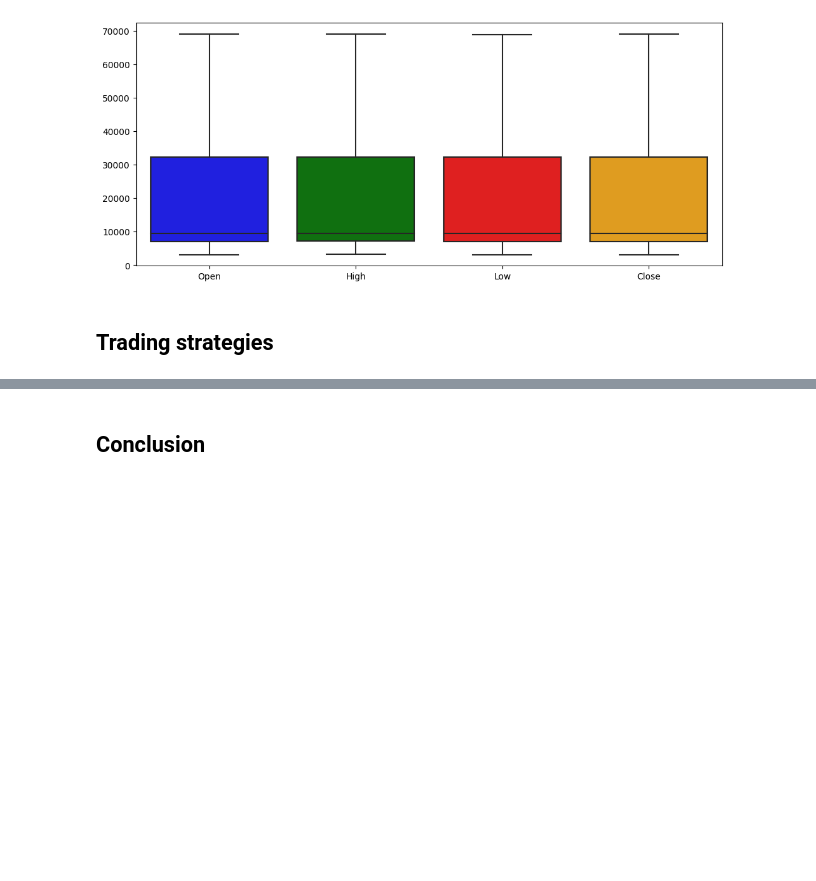
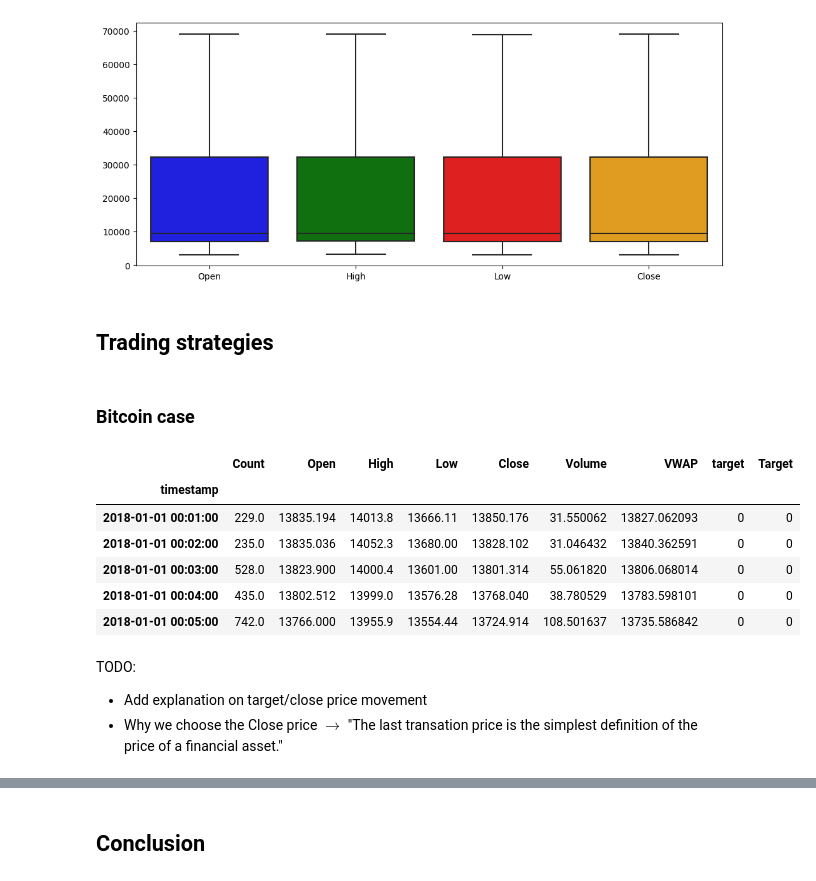
Before and after one commit to lcsrodriguez/cryptotrading, a Jupyter notebook: main.ipynb, the cells around one changed output, grey strips where cells are left out. Saved outputs shown, nothing was run; the diff lists cells and outputs as text; code cells hidden in the pictures; blank space fills up the shorter version.

Commit message:
Adding computation of target variable

```diff
--- a/main.ipynb
+++ b/main.ipynb
@@ -357,3 +357,21 @@ sns.boxplot(data=df_dict[get_asset_id("Bitcoin")][OHLC], showfliers=True);
 [figure]
 # %% [markdown]
 ## Trading strategies
+# %% [markdown]
+### Bitcoin case
+# %%
+df_btc = df_dict[get_asset_id("Bitcoin")]
+# %%
+df_btc.head()
+# %% [output]
+|  | Count | Open | High | Low | Close | Volume | VWAP | target | Target |
+| timestamp |  |  |  |  |  |  |  |  |  |
+| 2018-01-01 00:01:00 | 229.0 | 13835.194 | 14013.8 | 13666.11 | 13850.176 | 31.550062 | 13827.062093 | 0 | 0 |
+| 2018-01-01 00:02:00 | 235.0 | 13835.036 | 14052.3 | 13680.00 | 13828.102 | 31.046432 | 13840.362591 | 0 | 0 |
+| 2018-01-01 00:03:00 | 528.0 | 13823.900 | 14000.4 | 13601.00 | 13801.314 | 55.061820 | 13806.068014 | 0 | 0 |
+| 2018-01-01 00:04:00 | 435.0 | 13802.512 | 13999.0 | 13576.28 | 13768.040 | 38.780529 | 13783.598101 | 0 | 0 |
+| 2018-01-01 00:05:00 | 742.0 | 13766.000 | 13955.9 | 13554.44 | 13724.914 | 108.501637 | 13735.586842 | 0 | 0 |
+# %% [markdown]
+TODO:
+- Add explanation on target/close price movement
+- Why we choose the Close price $\longrightarrow$ "The last transation price is the simplest definition of the price of a financial asset."
```
Also changed, not shown: parts of 3 cells of this notebook.
